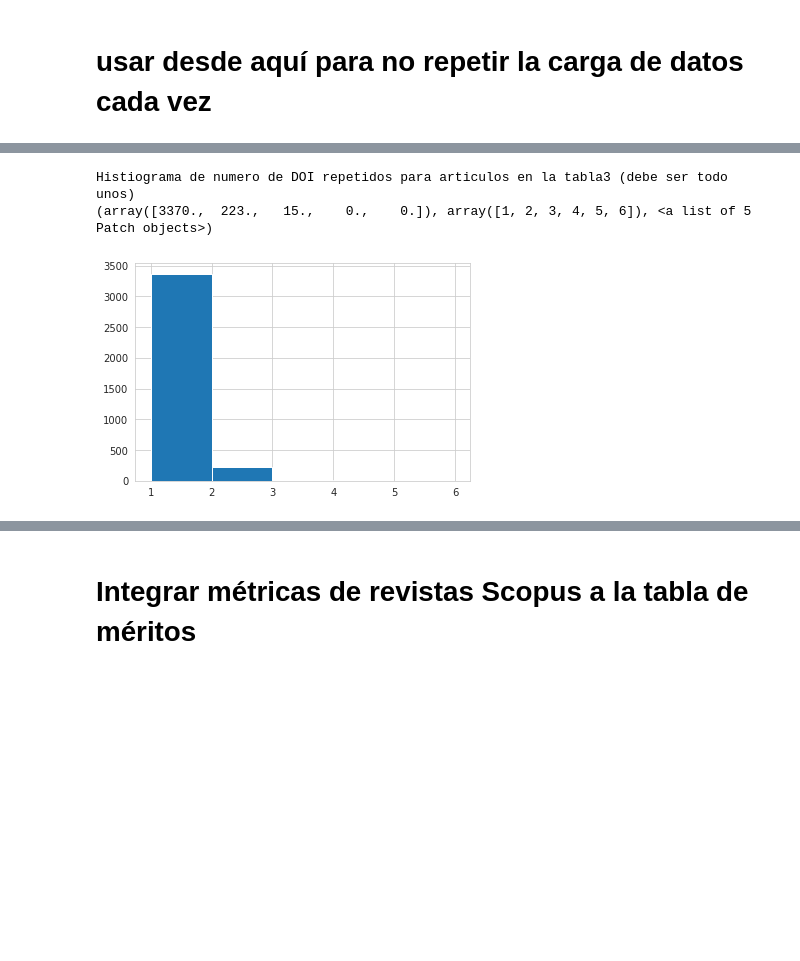
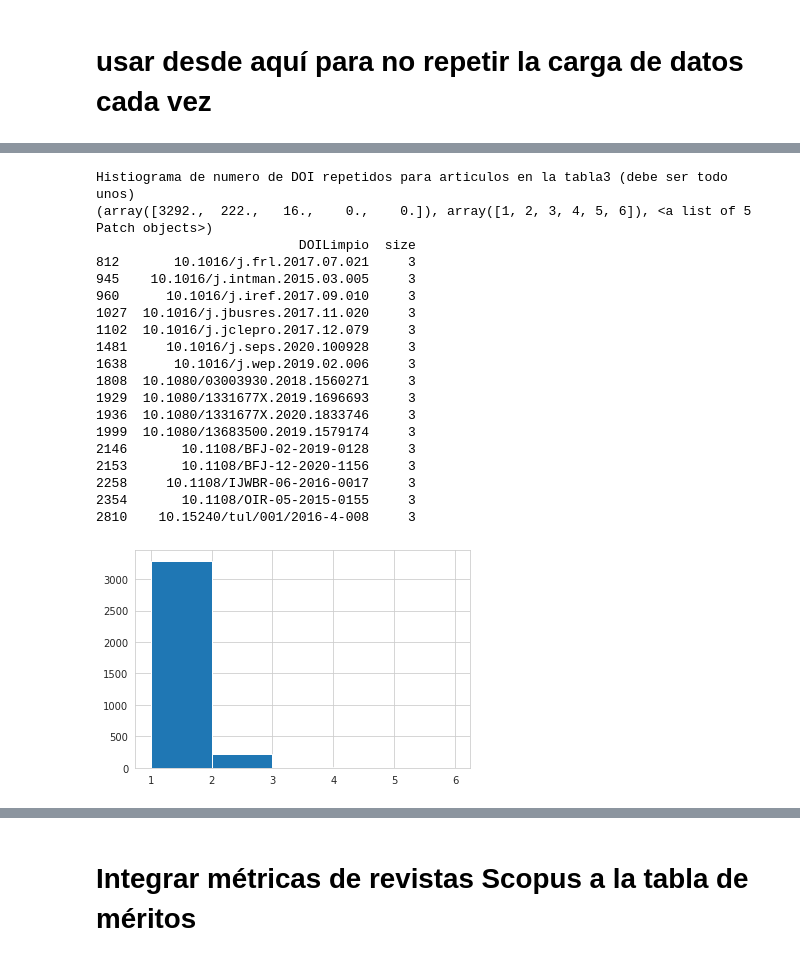
Before and after one commit to jamg-upv/Impacto-citas-articulo, a Jupyter notebook: impactoencitas_v1.ipynb, the cells around one changed output, grey strips where cells are left out. Cells and saved outputs as stored; diff of their text form; code cells hidden in the pictures; blank space fills up the shorter version.

```diff
--- a/impactoencitas_v1.ipynb
+++ b/impactoencitas_v1.ipynb
@@ -536,29 +536,47 @@ Tab2WosJournalMetri 100%[===================>]   9.68M  8.69MB/s    in 1.1s
 # %%
 # Cargar la lista de referencias por DOIS
 # Algunos de ellos estarán solo en scopus, otros solo en WOS, otros en ambos y otros en ninguno
 
 Tab3DOIs=pd.read_csv('Tab3DOIs.csv',sep=';')
 
 # Actualziar la columna 'DOI' con 'DOI' si no es NaN e 'NaNserial' en caso contrario
 ## creo la base para una columna con valores unicos
 df=None
 df=Tab3DOIs.copy()
 df['DOInew']='NaN'+ Tab3DOIs.index.astype(str)
 
 ## si DOI  tiene valor machaco en esa fila el valor de mixISSN
-df.loc[df.DOI.notnull(),'DOInew']= df['DOI']
+df.loc[df.DOI.notnull(),'DOInew']= df['DOILimpio']
 
-Tab3DOIs['DOI']=df['DOInew']
+Tab3DOIs['DOILimpio']=df['DOInew']
 
 # MeritoDOI
 # Comprobar que los duplicados en DOI (ver repetidos en diferentes solicitudes)
-Contarduplicados = Tab3DOIs.groupby(['DOI'], as_index=False).size()
+Contarduplicados = Tab3DOIs.groupby(['DOILimpio'], as_index=False).size()
 print ("Histiograma de numero de DOI repetidos para articulos en la tabla3 (debe ser todo unos)")
 print (plt.hist(Contarduplicados ["size"], bins=[1,2,3,4,5,6]))
+print (Contarduplicados[Contarduplicados['size']==3])
 # %% [output]
 Histiograma de numero de DOI repetidos para articulos en la tabla3 (debe ser todo unos)
-(array([3370.,  223.,   15.,    0.,    0.]), array([1, 2, 3, 4, 5, 6]), <a list of 5 Patch objects>)
+(array([3292.,  222.,   16.,    0.,    0.]), array([1, 2, 3, 4, 5, 6]), <a list of 5 Patch objects>)
+                          DOILimpio  size
+812       10.1016/j.frl.2017.07.021     3
+945    10.1016/j.intman.2015.03.005     3
+960      10.1016/j.iref.2017.09.010     3
+1027  10.1016/j.jbusres.2017.11.020     3
+1102  10.1016/j.jclepro.2017.12.079     3
+1481     10.1016/j.seps.2020.100928     3
+1638      10.1016/j.wep.2019.02.006     3
+1808  10.1080/03003930.2018.1560271     3
+1929  10.1080/1331677X.2019.1696693     3
+1936  10.1080/1331677X.2020.1833746     3
+1999  10.1080/13683500.2019.1579174     3
+2146       10.1108/BFJ-02-2019-0128     3
+2153       10.1108/BFJ-12-2020-1156     3
+2258     10.1108/IJWBR-06-2016-0017     3
+2354       10.1108/OIR-05-2015-0155     3
+2810    10.15240/tul/001/2016-4-008     3
-[figure, old version]
+[figure, new version]
 # %%
 # Cargar la lista de articulos  de Scopus
 Tab4ScopusArticleMetrics= pd.read_csv('Tab4ScopusArticleMetrics.csv',sep=',')
```
Also changed, not shown: parts of 10 cells of this notebook.
